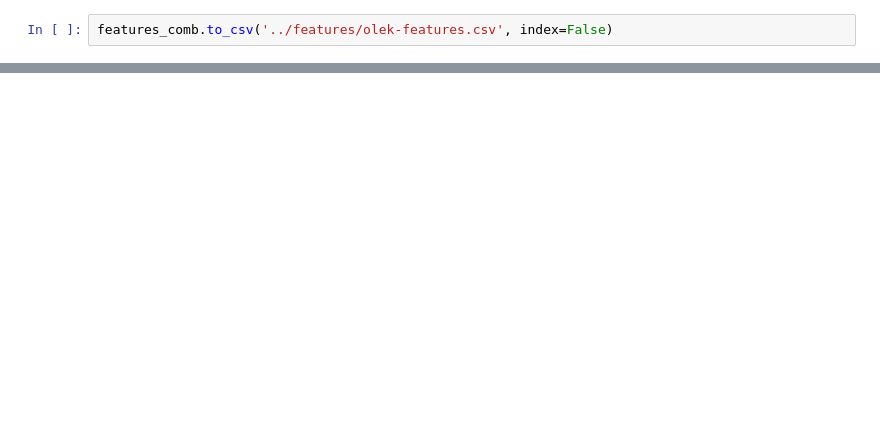
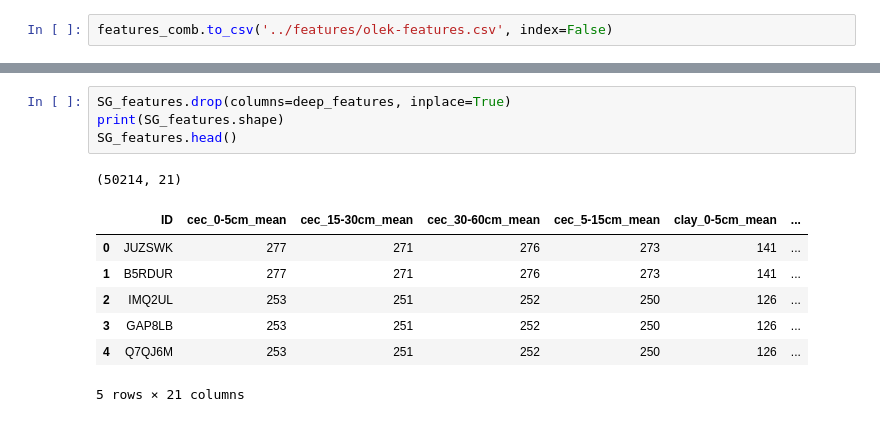
Before and after one commit to lucknera/projekt_interdyscyplinarny, a Jupyter notebook: models/olek-fe.ipynb, the cells around one changed output, grey strips where cells are left out. Drawn from its saved outputs; the diff is of its cells as text; blank space fills up the shorter version.

```diff
--- a/models/olek-fe.ipynb
+++ b/models/olek-fe.ipynb
@@ -690,0 +780,13 @@ features_comb.to_csv('../features/olek-features.csv', index=False)
+# %%
+SG_features.drop(columns=deep_features, inplace=True)
+print(SG_features.shape)
+SG_features.head()
+# %% [output]
+(50214, 21)
+|  | ID | cec_0-5cm_mean | cec_15-30cm_mean | cec_30-60cm_mean | cec_5-15cm_mean | clay_0-5cm_mean | ... |
+| 0 | JUZSWK | 277 | 271 | 276 | 273 | 141 | ... |
+| 1 | B5RDUR | 277 | 271 | 276 | 273 | 141 | ... |
+| 2 | IMQ2UL | 253 | 251 | 252 | 250 | 126 | ... |
+| 3 | GAP8LB | 253 | 251 | 252 | 250 | 126 | ... |
+| 4 | Q7QJ6M | 253 | 251 | 252 | 250 | 126 | ... |
+5 rows × 21 columns
```
Also changed, not shown: parts of 22 cells of this notebook, 3 other files.
